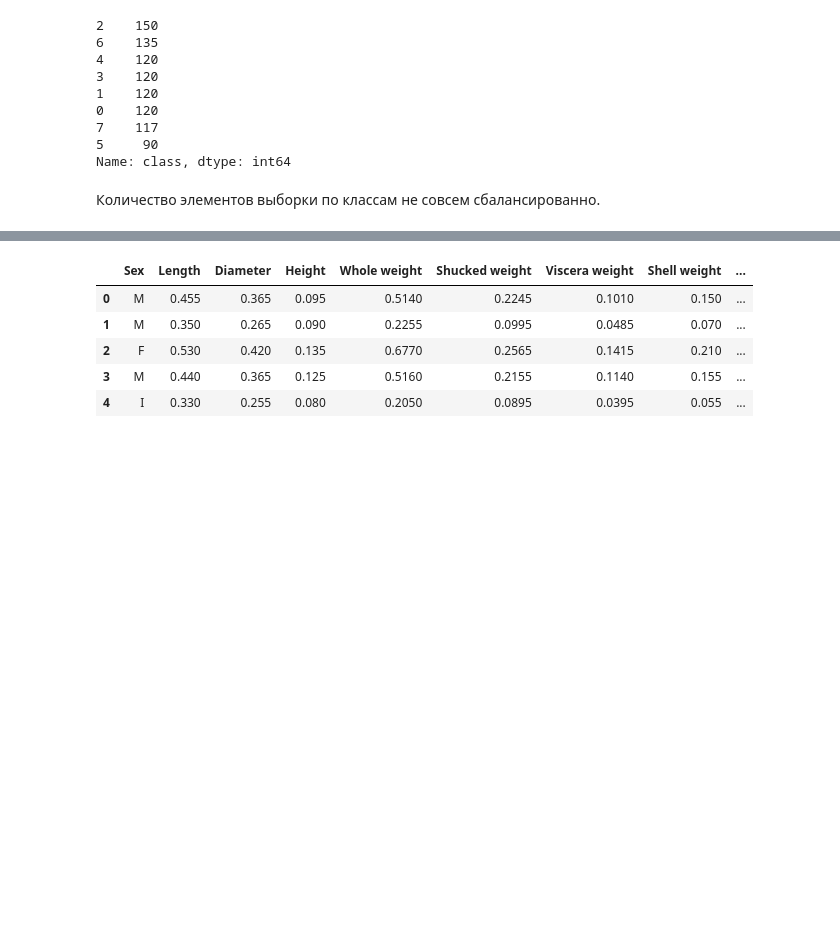
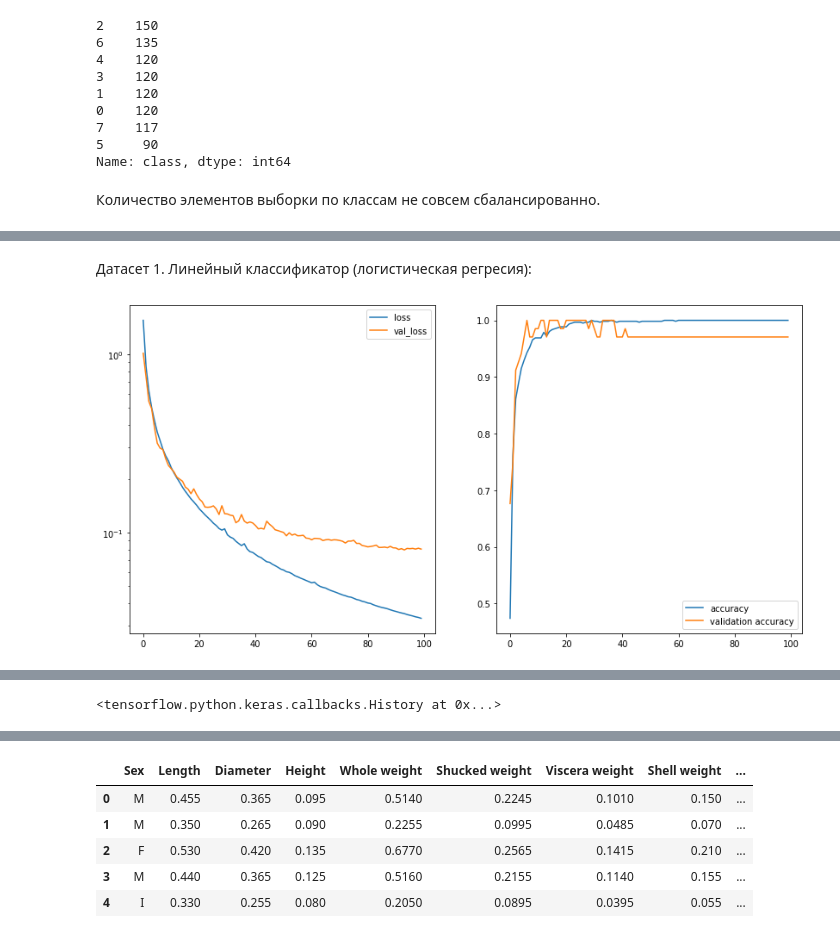
Before and after one commit to malynkovsky/ML_NN_course, a Jupyter notebook: Lab_1/Lab1_Malynkovsky.ipynb, the cells around one changed output, grey strips where cells are left out. Drawn from its saved outputs; the diff is of its cells as text; code cells hidden in the pictures; blank space fills up the shorter version.

```diff
--- a/Lab_1/Lab1_Malynkovsky.ipynb
+++ b/Lab_1/Lab1_Malynkovsky.ipynb
@@ -206,0 +213,11 @@ y_pred
+# %% [markdown]
+Датасет 1. Линейный классификатор (логистическая регресия):
+# %%
+model = Sequential()
+model.add(Dense(8, input_shape=(X_train_std.shape[1],)))
+model.add(Activation('softmax'))
+sgd = SGD(learning_rate=0.1)
+model.compile(loss='categorical_crossentropy', optimizer=sgd, metrics=['accuracy'])
+model.fit(X_train_std,y,epochs=100, validation_split=0.1, callbacks=[plot_losses])
+# %% [output]
+[figure, added]
@@ -206,0 +225 @@ y_pred
+<tensorflow.python.keras.callbacks.History at 0x...>
```
Also changed, not shown: parts of 59 cells of this notebook.
